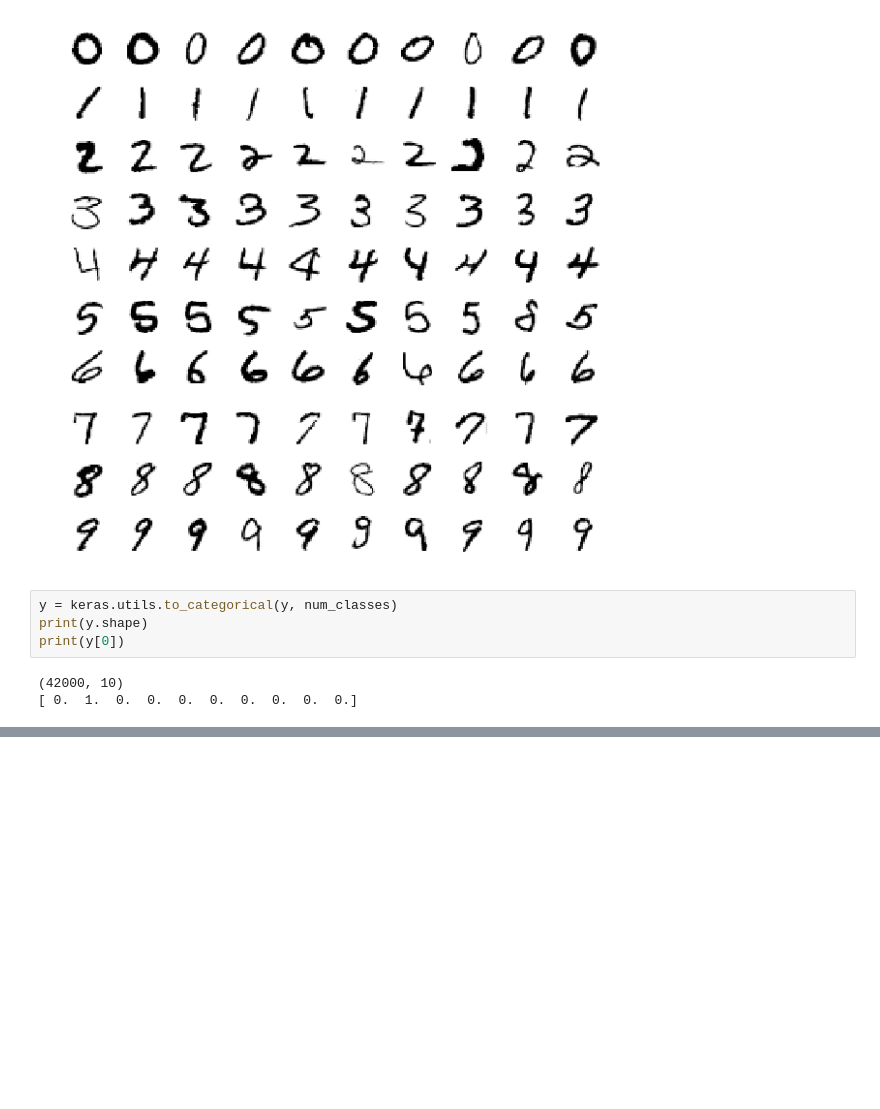
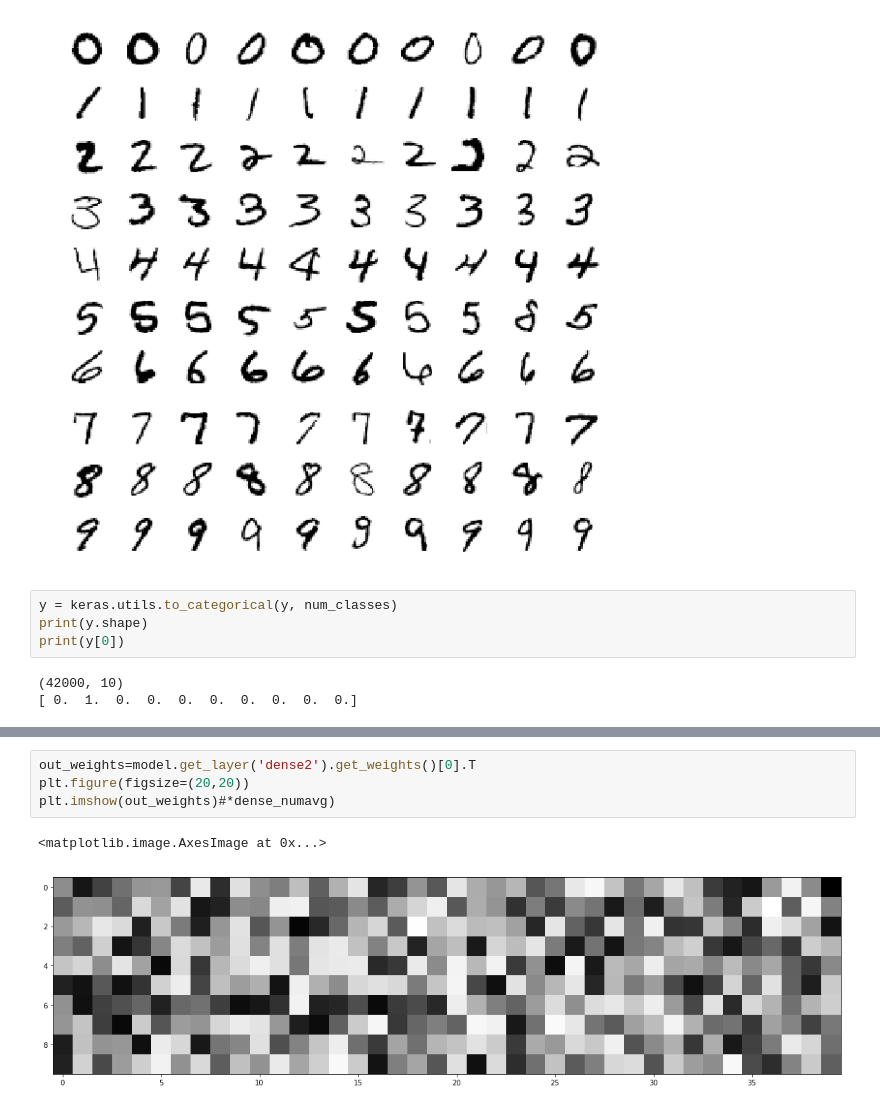
Before and after one commit to jack89roberts/kaggle-digit-recognizer, a Jupyter notebook: digit_recognizer.ipynb, the cells around one changed output, grey strips where cells are left out. Drawn from its saved outputs; the diff is of its cells as text; blank space fills up the shorter version.

```diff
--- a/digit_recognizer.ipynb
+++ b/digit_recognizer.ipynb
@@ -171,0 +237,7 @@ for img_id in plot_imgs:
+# %%
+out_weights=model.get_layer('dense2').get_weights()[0].T
+plt.figure(figsize=(20,20))
+plt.imshow(out_weights)#*dense_numavg)
+# %% [output]
+<matplotlib.image.AxesImage at 0x...>
+[figure, added]
```
Also changed, not shown: parts of 14 cells of this notebook.
